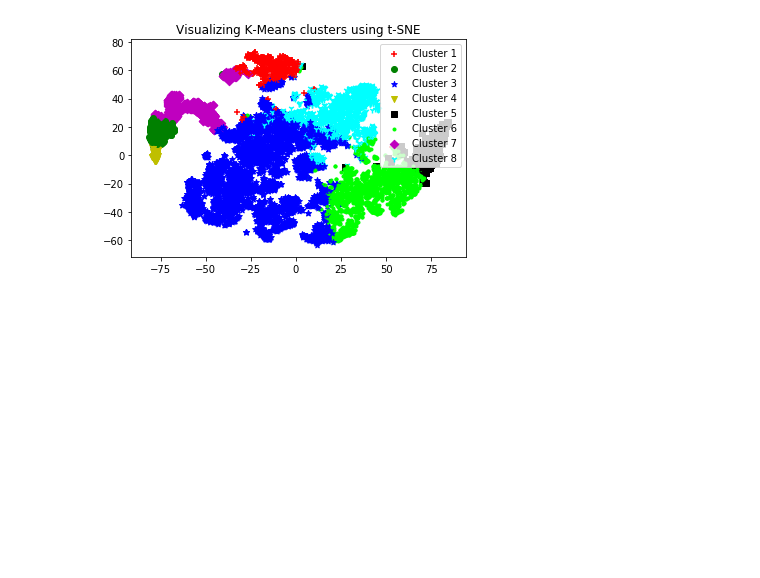
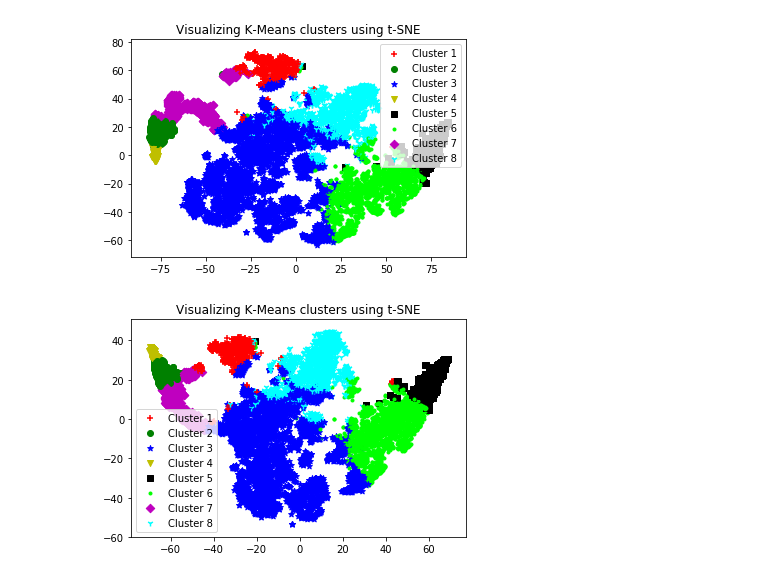
Before and after one commit to Shaviv-Hoffman-Lowitz/Updated-UC-Berkeley-School-of-Optometry-Research, a Jupyter notebook: PCA_and_t-SNE_color-coded_with_KMeans_clusters-Copy1.ipynb, the cells around one changed output. Cells and saved outputs as stored; diff of their text form; code cells hidden in the pictures; blank space fills up the shorter version.

Commit message:
added perplexity of 100 and 200

```diff
--- a/PCA_and_t-SNE_color-coded_with_KMeans_clusters-Copy1.ipynb
+++ b/PCA_and_t-SNE_color-coded_with_KMeans_clusters-Copy1.ipynb
@@ -242,3 +242,22 @@ plt.title('Visualizing K-Means clusters using t-SNE')
 plt.show()
 # %% [output]
 [figure]
+# %%
+#100 Perplexity, and 1000 Iterations
+
+tsne = TSNE(n_components = 2, n_iter = 1000, perplexity = 100, random_state = 123)
+tsne_run = tsne.fit_transform(array_data)
+my_dictionary = {}
+
+#Visualizing K-Means with 8 clusters using t-SNE
+
+for i in range(0, array_data.shape[0]):
+    holder = kmeans.labels_[i]
+    curr_value = "c" + str(holder + 1)
+    my_dictionary[curr_value] = plt.scatter(tsne_run[i,0],tsne_run[i,1],c=color_array[holder],marker=symbol_array[holder])
+
+plt.legend([my_dictionary["c1"], my_dictionary["c2"], my_dictionary["c3"], my_dictionary["c4"], my_dictionary["c5"], my_dictionary["c6"], my_dictionary["c7"], my_dictionary["c8"]],['Cluster 1', 'Cluster 2','Cluster 3', 'Cluster 4', 'Cluster 5', 'Cluster 6', 'Cluster 7', 'Cluster 8'])
+plt.title('Visualizing K-Means clusters using t-SNE')
+plt.show()
+# %% [output]
+[figure, added]
```
Also changed, not shown: parts of 1 cell of this notebook.
